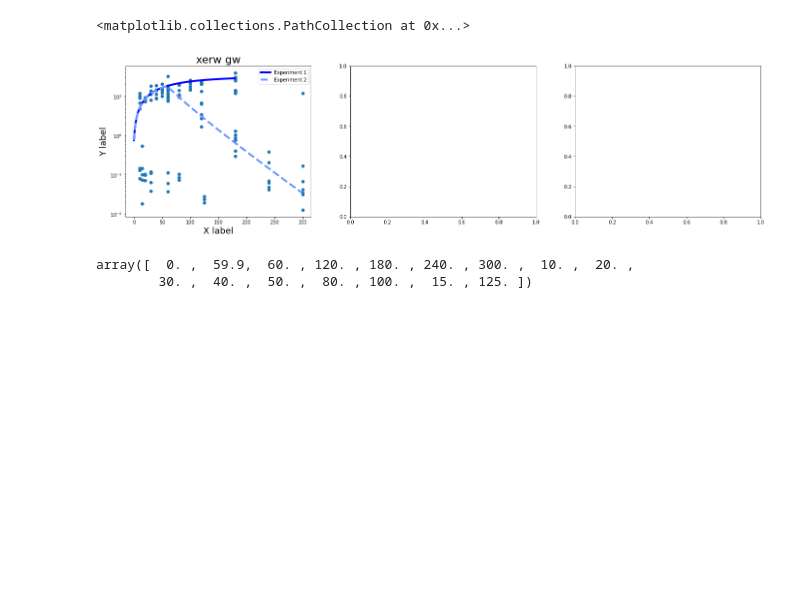
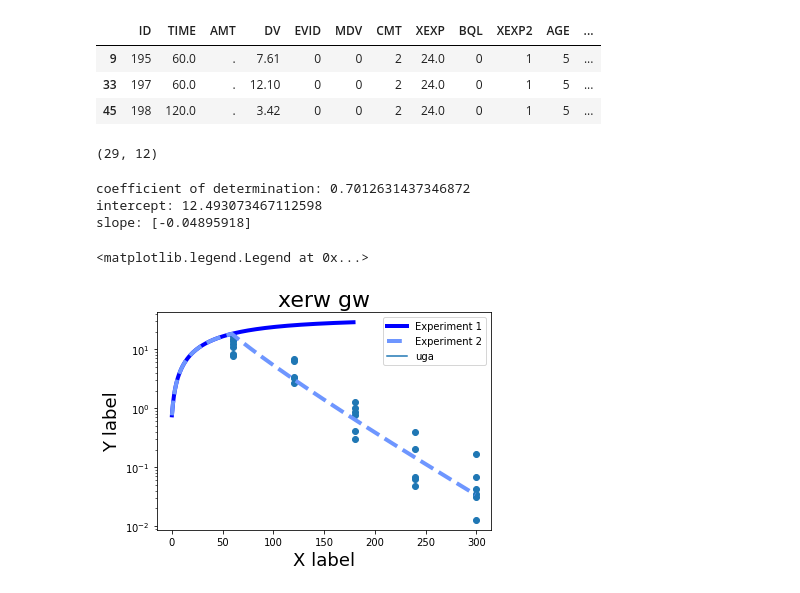
Before and after one commit to OhGreat/pharmacokinetics_with_petri_nets, a Jupyter notebook: data_exploration.ipynb, the cells around one changed output. Saved outputs shown, nothing was run; the diff lists cells and outputs as text; code cells hidden in the pictures; blank space fills up the shorter version.

```diff
--- a/data_exploration.ipynb
+++ b/data_exploration.ipynb
@@ -71,25 +69,46 @@ g2 = np.load('results/exp2/g_val.npy')
 pe2 = np.load('results/exp2/pe_val.npy')
 se2 = np.load('results/exp2/se_val.npy')
 ge2 = np.load('results/exp2/ge_val.npy')
-# %%
-fig, axis = plt.subplots(1,3, figsize=(20,6))
-fig.tight_layout(pad=5.0)
-# fig.suptitle(title, fontsize=24, fontweight='bold')
-# Paracetamol
-axis[0].set_title("xerw gw", size=22)
-axis[0].plot(p1, color='#0000ff', linewidth=4, linestyle='solid', label='Experiment 1')
-axis[0].plot(p2, '--', color='#6e96ff', linewidth=4, label='Experiment 2')
-axis[0].set_xlabel("X label",  fontsize=18)
-axis[0].set_ylabel("Y label",  fontsize=18)
-axis[0].set_yscale("log", base=10)
-axis[0].set_xscale("linear")
-axis[0].legend(prop={'size': 10})
-axis[0].scatter(x=temp_df['TIME'],y=temp_df['DV'])
-# %% [output]
-<matplotlib.collections.PathCollection at 0x...>
-[figure, removed]
-# %%
-df['TIME'].unique()
-# %% [output]
-array([  0. ,  59.9,  60. , 120. , 180. , 240. , 300. ,  10. ,  20. ,
-        30. ,  40. ,  50. ,  80. , 100. ,  15. , 125. ])
+# %%
+temp_df.head(3)
+# %% [output]
+|  | ID | TIME | AMT | DV | EVID | MDV | CMT | XEXP | BQL | XEXP2 | AGE | ... |
+| 9 | 195 | 60.0 | . | 7.61 | 0 | 0 | 2 | 24.0 | 0 | 1 | 5 | ... |
+| 33 | 197 | 60.0 | . | 12.10 | 0 | 0 | 2 | 24.0 | 0 | 1 | 5 | ... |
+| 45 | 198 | 120.0 | . | 3.42 | 0 | 0 | 2 | 24.0 | 0 | 1 | 5 | ... |
+# %%
+temp_df.shape
+# %% [output]
+(29, 12)
+# %%
+from sklearn.linear_model import LinearRegression
+x = temp_df[['TIME']]
+y = temp_df['DV']
+
+model = LinearRegression()
+model.fit(x, y)
+
+r_sq = model.score(x, y)
+print(f"coefficient of determination: {r_sq}")
+print(f"intercept: {model.intercept_}")
+print(f"slope: {model.coef_}")
+# %% [output]
+coefficient of determination: 0.7012631437346872
+intercept: 12.493073467112598
+slope: [-0.04895918]
+# %%
+# Paracetamol
+plt.title("xerw gw", size=22)
+plt.plot(p1, color='#0000ff', linewidth=4, linestyle='solid', label='Experiment 1')
+plt.plot(p2, '--', color='#6e96ff', linewidth=4, label='Experiment 2')
+plt.scatter(x=temp_df['TIME'],y=temp_df['DV'])
+plt.plot(-0.06*np.arange(0,300), label="uga")
+
+plt.xlabel("X label",  fontsize=18)
+plt.ylabel("Y label",  fontsize=18)
+plt.xscale("linear")
+plt.yscale("log", base=10)
+plt.legend(prop={'size': 10})
+# %% [output]
+<matplotlib.legend.Legend at 0x...>
+[figure, added]
```
Also changed, not shown: parts of 4 cells of this notebook, 1 other file.
